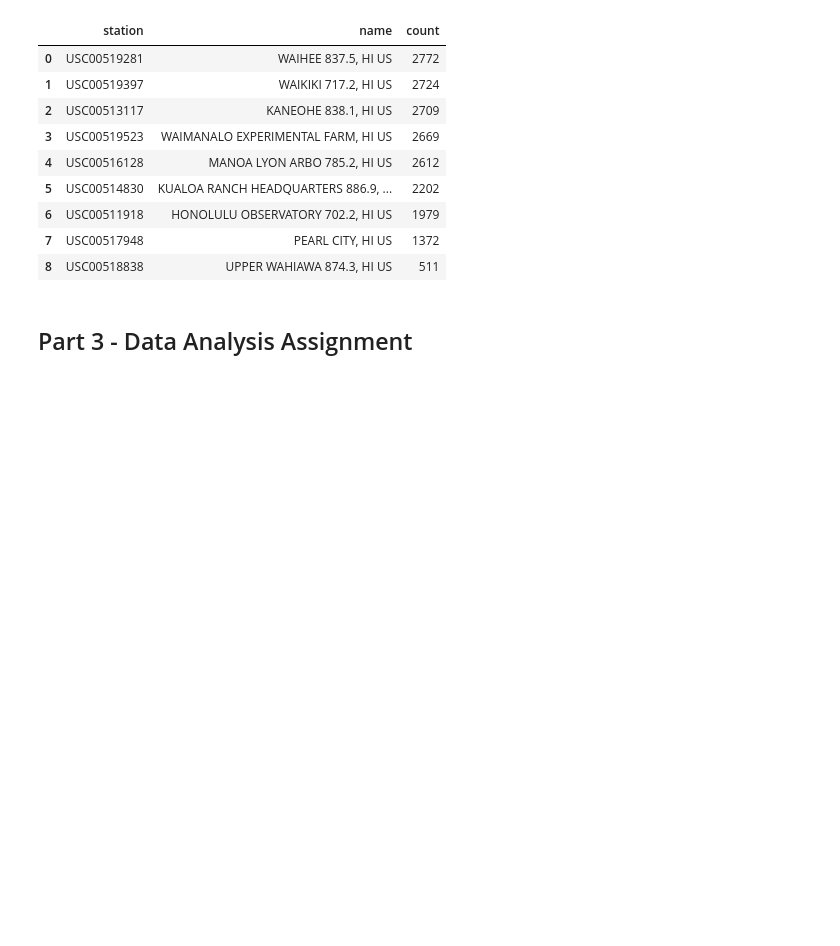
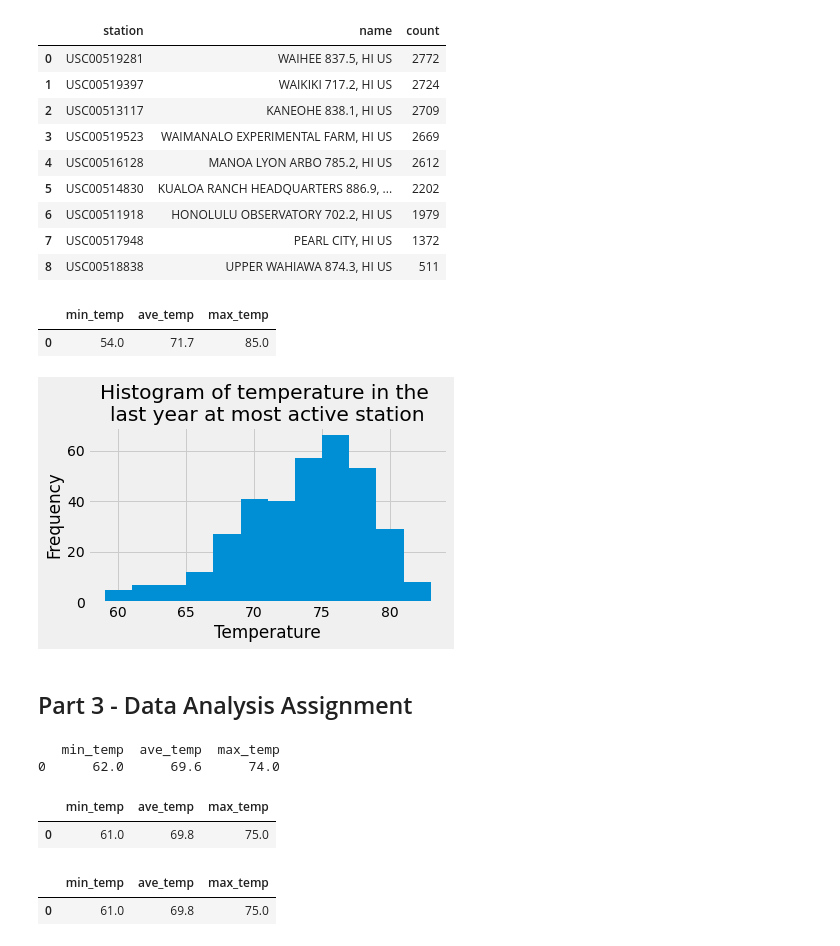
Before and after one commit to mmarange/sqlalchemy-challenge, a Jupyter notebook: 02-Case-Assignment/climate_starter.ipynb, the cells around one changed output. Cells and saved outputs as stored; diff of their text form; code cells hidden in the pictures; blank space fills up the shorter version.

```diff
--- a/02-Case-Assignment/climate_starter.ipynb
+++ b/02-Case-Assignment/climate_starter.ipynb
@@ -173,14 +173,57 @@ active_station
 # %%
 # Using the station id from the previous query, calculate the lowest temperature recorded,
 # highest temperature recorded, and average temperature of the most active station?
+most_active_id = active_station['station'].values[0]
+query = f'''
+SELECT
+	Min(tobs) as min_temp
+	,round(Avg(tobs),1) as ave_temp
+	,max(tobs) as max_temp
+FROM
+	station
+Inner Join measurement
+	using(station)
+where station = '{most_active_id}'
+'''
+
+stats_active_station =  pd.read_sql(query, conn)
+stats_active_station
+# %% [output]
+|  | min_temp | ave_temp | max_temp |
+| 0 | 54.0 | 71.7 | 85.0 |
 # %%
 # Choose the station with the highest number of temperature observations.
 # Query the last 12 months of temperature observation data for this station and plot the results as a histogram
+query = f'''
+SELECT
+	date
+	,tobs
+FROM
+	station
+Inner Join measurement
+	using(station)
+where station = '{most_active_id}'
+AND date Between
+	(Select Date(Max(date),'-1 year') From measurement)
+AND
+	(Select Max(date) From measurement)
+'''
+stats_active_station_last1year = pd.read_sql(query, conn)
+
+stats_active_station_last1year.hist(bins=12)
+plt.title('Histogram of temperature in the \nlast year at most active station')
+plt.xlabel('Temperature')
+plt.ylabel('Frequency')
+plt.tight_layout()
+plt.show()
+# %% [output]
+[figure, added]
 # %% [markdown]
 ## Part 3 - Data Analysis Assignment
 # %%
 # This function called `calc_temps` will accept start date and end date in the format '%Y-%m-%d'
 # and return the minimum, average, and maximum temperatures for that range of dates
+
 def calc_temps(start_date, end_date):
     """TMIN, TAVG, and TMAX for a list of dates.
 
@@ -191,16 +234,43 @@ def calc_temps(start_date, end_date):
     Returns:
         TMIN, TAVE, and TMAX
     """
+    query = f'''
+            SELECT
+                 Min(tobs) as min_temp
+                ,round(Avg(tobs),1) as ave_temp
+                ,max(tobs) as max_temp
+            FROM
+                station
+            Inner Join measurement
+                using(station)
+            where date Between
+                '{start_date}'
+            AND
+                '{end_date}'
 
-    # your code here
+    '''
 
-    return # your code here
+    stats_btwn_dates = pd.read_sql(query, conn)
+
+    return stats_btwn_dates
 
 # function usage example
 print(calc_temps('2012-02-28', '2012-03-05'))
+# %% [output]
+   min_temp  ave_temp  max_temp
+0      62.0      69.6      74.0
+# %%
+calc_temps('2011-02-28', '2011-03-05')
+# %% [output]
+|  | min_temp | ave_temp | max_temp |
+| 0 | 61.0 | 69.8 | 75.0 |
 # %%
 # Use your previous function `calc_temps` to calculate the tmin, tavg, and tmax
 # for your trip using the previous year's data for those same dates.
+calc_temps('2011-02-28', '2011-03-05')
+# %% [output]
+|  | min_temp | ave_temp | max_temp |
+| 0 | 61.0 | 69.8 | 75.0 |
 # %%
 # Plot the results from your previous query as a bar chart.
 # Use "Trip Avg Temp" as your Title
```
Also changed, not shown: parts of 6 cells of this notebook, 1 other file.
